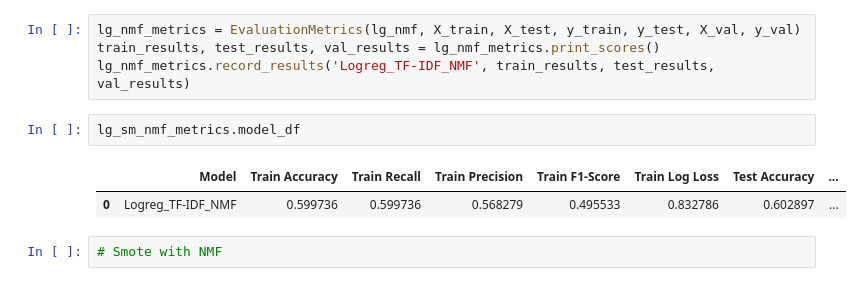
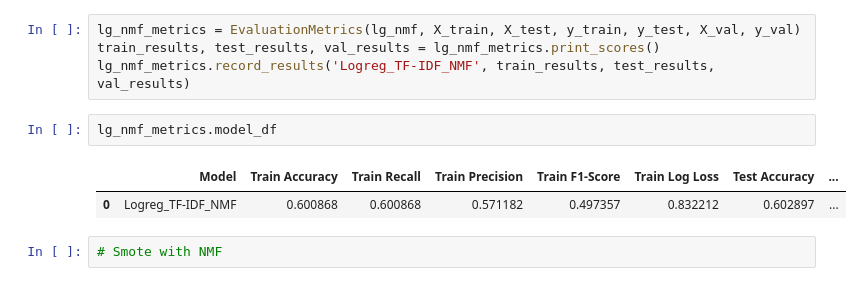
Before and after one commit to DenizzEmre/Phase_4_project, a Jupyter notebook: Modeling.ipynb, the cells around one changed output. Cells and saved outputs as stored; diff of their text form.

```diff
--- a/Modeling.ipynb
+++ b/Modeling.ipynb
@@ -637,10 +633,10 @@ lg_nmf_metrics = EvaluationMetrics(lg_nmf, X_train, X_test, y_train, y_test, X_v
 train_results, test_results, val_results = lg_nmf_metrics.print_scores()
 lg_nmf_metrics.record_results('Logreg_TF-IDF_NMF', train_results, test_results, val_results)
 # %%
-lg_sm_nmf_metrics.model_df
+lg_nmf_metrics.model_df
 # %% [output]
 |  | Model | Train Accuracy | Train Recall | Train Precision | Train F1-Score | Train Log Loss | Test Accuracy | ... |
-| 0 | Logreg_TF-IDF_NMF | 0.599736 | 0.599736 | 0.568279 | 0.495533 | 0.832786 | 0.602897 | ... |
+| 0 | Logreg_TF-IDF_NMF | 0.600868 | 0.600868 | 0.571182 | 0.497357 | 0.832212 | 0.602897 | ... |
 # %%
 # Smote with NMF
 # %% [markdown]
```
Also changed, not shown: parts of 10 cells of this notebook, 1 other file.
